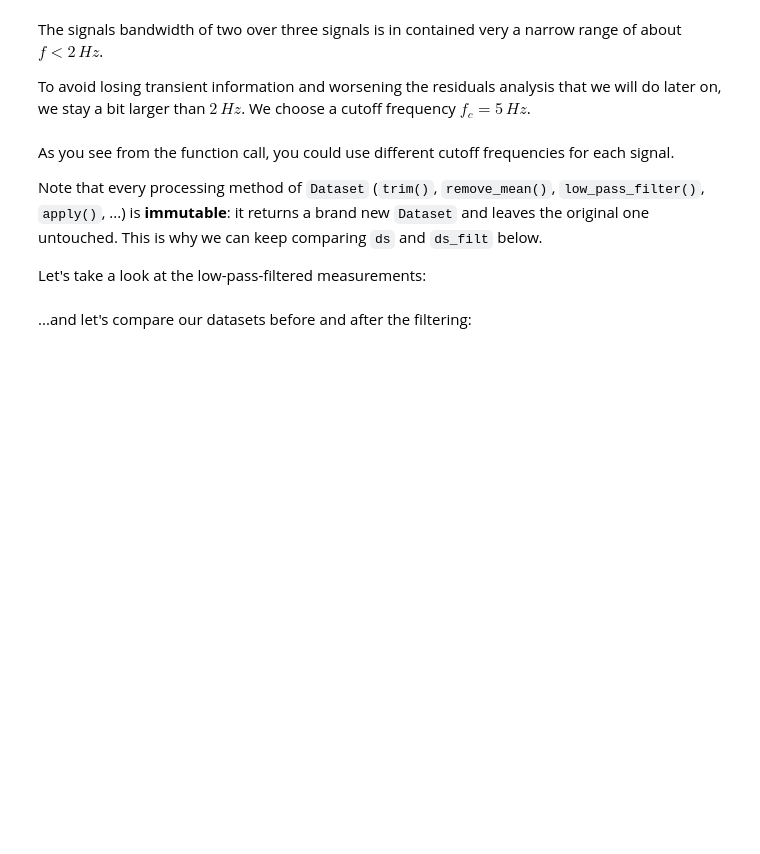
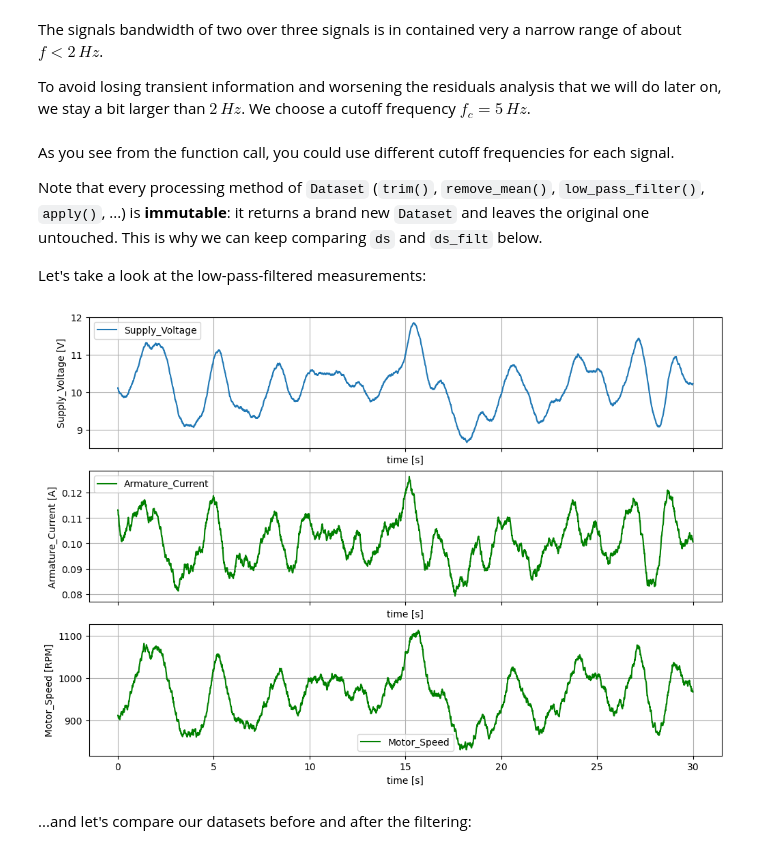
Before and after one commit to ubaldot/dymoval, a Jupyter notebook: src/dymoval_tutorial/dymoval_tutorial.ipynb, the cells around one changed output. Cells and saved outputs as stored; diff of their text form; code cells hidden in the pictures; blank space fills up the shorter version.

```diff
--- a/src/dymoval_tutorial/dymoval_tutorial.ipynb
+++ b/src/dymoval_tutorial/dymoval_tutorial.ipynb
@@ -193,7 +197,8 @@ comparing `ds` and `ds_filt` below.
 Let's take a look at the low-pass-filtered measurements:
 # %%
 fig = ds_filt.plot(with_scope=False)
-display(fig)
+# %% [output]
+[figure, added]
 # %% [markdown]
 ...and let's compare our datasets before and after the filtering:
 # %%
```
Also changed, not shown: parts of 30 cells of this notebook.
